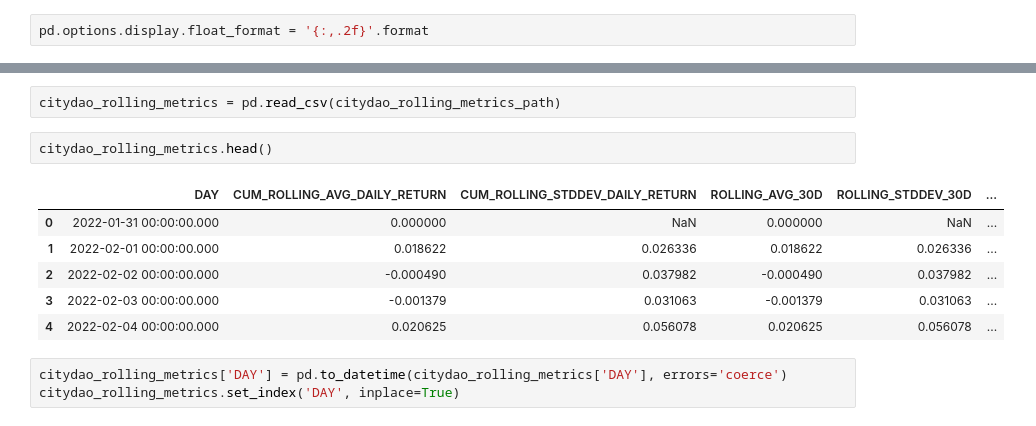
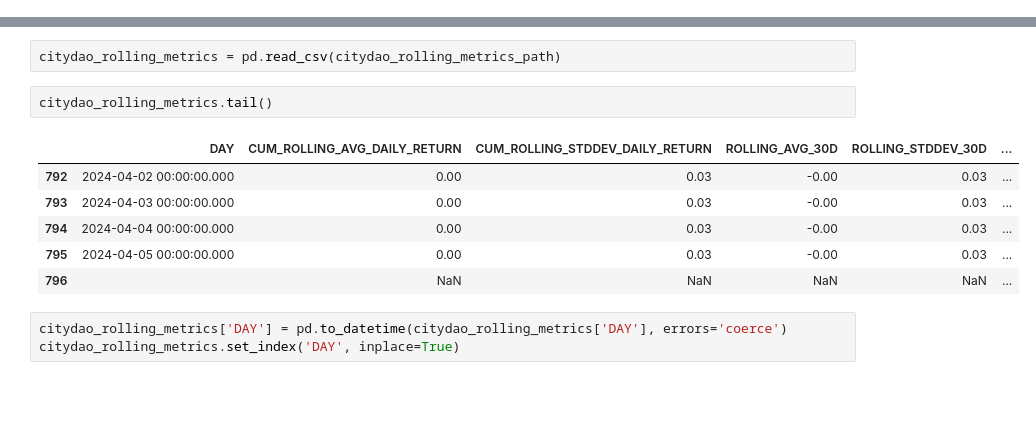
Before and after one commit to BrandynHamilton/treasury_advisor, a Jupyter notebook: notebooks/eda.ipynb, the cells around one changed output, grey strips where cells are left out. Drawn from its saved outputs; the diff is of its cells as text; blank space fills up the shorter version.

```diff
--- a/notebooks/eda.ipynb
+++ b/notebooks/eda.ipynb
@@ -4,8 +4,6 @@ import pandas as pd
 import requests
 import numpy as np
 import yfinance as yf
-# %%
-pd.options.display.float_format = '{:,.2f}'.format
 # %% [markdown]
 First lets get the balance sheets and cash flow statements
 We are starting from January 2022, which is the furthest back for several DAOs w/o governance tokens.  We are starting w/o governance tokens because the rebalancing logic for those tokens is unique and will require adjustment to mvo/rdl.
@@ -122,14 +109,14 @@ citydao_rolling_metrics_path = '../data/citydao_rolling_metrics.csv'
 # %%
 citydao_rolling_metrics = pd.read_csv(citydao_rolling_metrics_path)
 # %%
-citydao_rolling_metrics.head()
+citydao_rolling_metrics.tail()
 # %% [output]
 |  | DAY | CUM_ROLLING_AVG_DAILY_RETURN | CUM_ROLLING_STDDEV_DAILY_RETURN | ROLLING_AVG_30D | ROLLING_STDDEV_30D | ... |
-| 0 | 2022-01-31 00:00:00.000 | 0.000000 | NaN | 0.000000 | NaN | ... |
-| 1 | 2022-02-01 00:00:00.000 | 0.018622 | 0.026336 | 0.018622 | 0.026336 | ... |
-| 2 | 2022-02-02 00:00:00.000 | -0.000490 | 0.037982 | -0.000490 | 0.037982 | ... |
-| 3 | 2022-02-03 00:00:00.000 | -0.001379 | 0.031063 | -0.001379 | 0.031063 | ... |
-| 4 | 2022-02-04 00:00:00.000 | 0.020625 | 0.056078 | 0.020625 | 0.056078 | ... |
+| 792 | 2024-04-02 00:00:00.000 | 0.00 | 0.03 | -0.00 | 0.03 | ... |
+| 793 | 2024-04-03 00:00:00.000 | 0.00 | 0.03 | -0.00 | 0.03 | ... |
+| 794 | 2024-04-04 00:00:00.000 | 0.00 | 0.03 | -0.00 | 0.03 | ... |
+| 795 | 2024-04-05 00:00:00.000 | 0.00 | 0.03 | -0.00 | 0.03 | ... |
+| 796 | ﻿ | NaN | NaN | NaN | NaN | ... |
 # %%
 citydao_rolling_metrics['DAY'] = pd.to_datetime(citydao_rolling_metrics['DAY'], errors='coerce')
 citydao_rolling_metrics.set_index('DAY', inplace=True)
```
Also changed, not shown: parts of 55 cells of this notebook, 3 other files.
